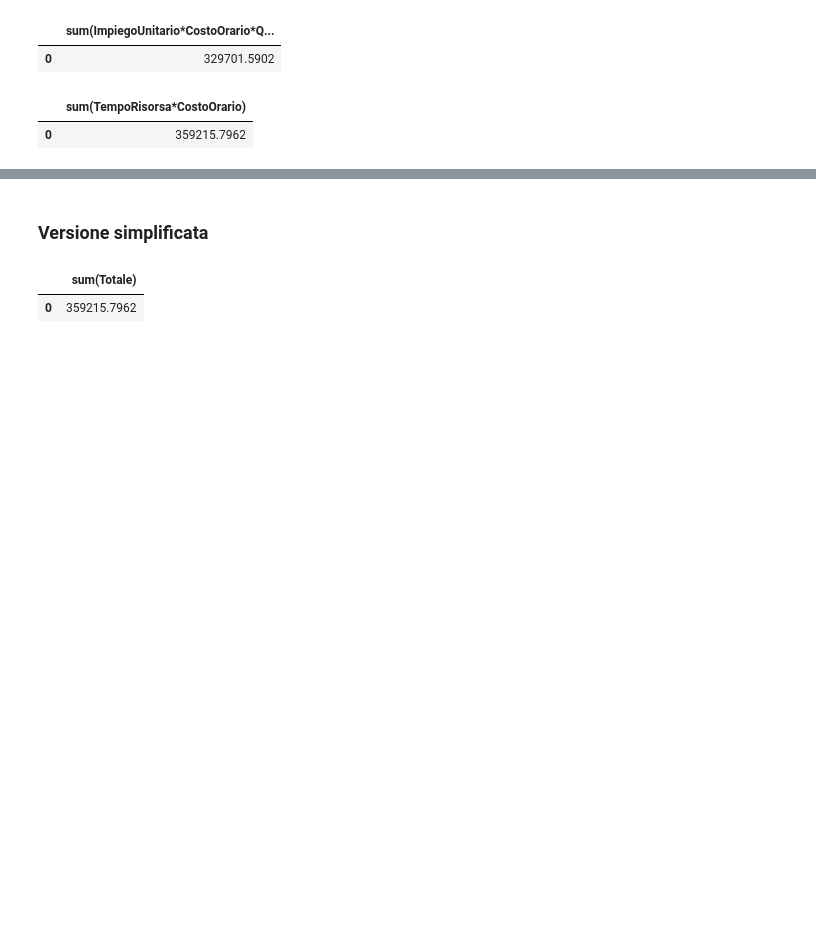
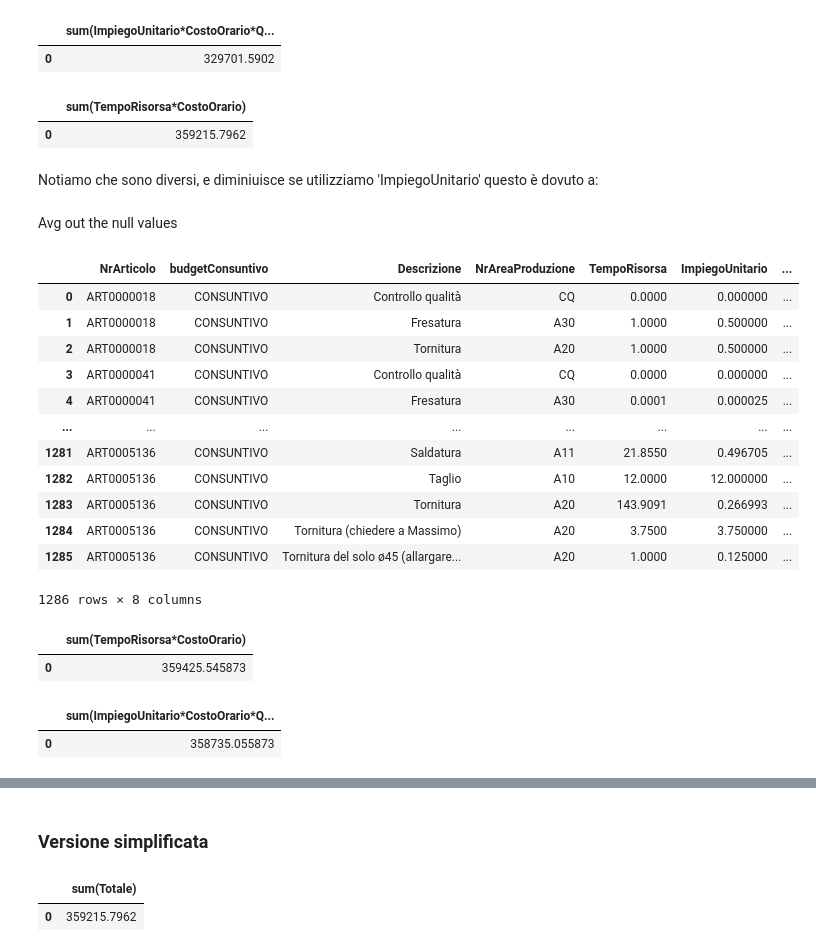
Before and after one commit to VinciGit00/SCGProject, a Jupyter notebook: Datasets/DataElaboration/TotaleDavidExtended.ipynb, the cells around one changed output, grey strips where cells are left out. Cells and saved outputs as stored; diff of their text form; code cells hidden in the pictures; blank space fills up the shorter version.

```diff
--- a/Datasets/DataElaboration/TotaleDavidExtended.ipynb
+++ b/Datasets/DataElaboration/TotaleDavidExtended.ipynb
@@ -382,6 +336,8 @@ sqldf('select sum(TempoRisorsa*CostoOrario) from impiegoConsuntivo')
 # %% [output]
 |  | sum(TempoRisorsa*CostoOrario) |
 | 0 | 359215.7962 |
+# %% [markdown]
+Notiamo che sono diversi, e diminiuisce se utilizziamo 'ImpiegoUnitario' questo è dovuto a:
 # %%
 x = sqldf('''select NrArticolo,budgetConsuntivo,Descrizione,NrAreaProduzione,Risorsa,TempoRisorsa,ImpiegoUnitario,CostoOrario,QuantitydiOutput, TempoRisorsa*CostoOrario, ImpiegoUnitario*CostoOrario*QuantitydiOutput
 from impiegoConsuntivo''')
@@ -389,0 +346,36 @@ from impiegoConsuntivo''')
+# %% [markdown]
+Avg out the null values
+# %%
+impiegoConsuntivo = sqldf(''' select NrArticolo, budgetConsuntivo, Descrizione, NrAreaProduzione, sum(TempoRisorsa) as TempoRisorsa, avg(CostoOrario) as CostoOrario, sum(QuantitydiOutput) as QuantitydiOutput
+from impiegoConsuntivo
+group by NrArticolo, budgetConsuntivo, Descrizione, NrAreaProduzione
+''')
+
+impiegoConsuntivo = sqldf(''' select NrArticolo, budgetConsuntivo, Descrizione, NrAreaProduzione, TempoRisorsa, TempoRisorsa/QuantitydiOutput as ImpiegoUnitario, CostoOrario ,QuantitydiOutput
+from impiegoConsuntivo
+''')
+impiegoConsuntivo
+# %% [output]
+|  | NrArticolo | budgetConsuntivo | Descrizione | NrAreaProduzione | TempoRisorsa | ImpiegoUnitario | ... |
+| 0 | ART0000018 | CONSUNTIVO | Controllo qualità | CQ | 0.0000 | 0.000000 | ... |
+| 1 | ART0000018 | CONSUNTIVO | Fresatura | A30 | 1.0000 | 0.500000 | ... |
+| 2 | ART0000018 | CONSUNTIVO | Tornitura | A20 | 1.0000 | 0.500000 | ... |
+| 3 | ART0000041 | CONSUNTIVO | Controllo qualità | CQ | 0.0000 | 0.000000 | ... |
+| 4 | ART0000041 | CONSUNTIVO | Fresatura | A30 | 0.0001 | 0.000025 | ... |
+| ... | ... | ... | ... | ... | ... | ... | ... |
+| 1281 | ART0005136 | CONSUNTIVO | Saldatura | A11 | 21.8550 | 0.496705 | ... |
+| 1282 | ART0005136 | CONSUNTIVO | Taglio | A10 | 12.0000 | 12.000000 | ... |
+| 1283 | ART0005136 | CONSUNTIVO | Tornitura | A20 | 143.9091 | 0.266993 | ... |
+| 1284 | ART0005136 | CONSUNTIVO | Tornitura (chiedere a Massimo) | A20 | 3.7500 | 3.750000 | ... |
+| 1285 | ART0005136 | CONSUNTIVO | Tornitura del solo ø45 (allargare... | A20 | 1.0000 | 0.125000 | ... |
+1286 rows × 8 columns
+# %%
+sqldf('select sum(TempoRisorsa*CostoOrario) from impiegoConsuntivo') # si mantiene quasi uguale!!
+# %% [output]
+|  | sum(TempoRisorsa*CostoOrario) |
+| 0 | 359425.545873 |
+# %%
+sqldf('select sum(ImpiegoUnitario*CostoOrario*QuantitydiOutput) from impiegoConsuntivo')
+# %% [output]
+|  | sum(ImpiegoUnitario*CostoOrario*Q... |
+| 0 | 358735.055873 |
```
Also changed, not shown: parts of 19 cells of this notebook.
